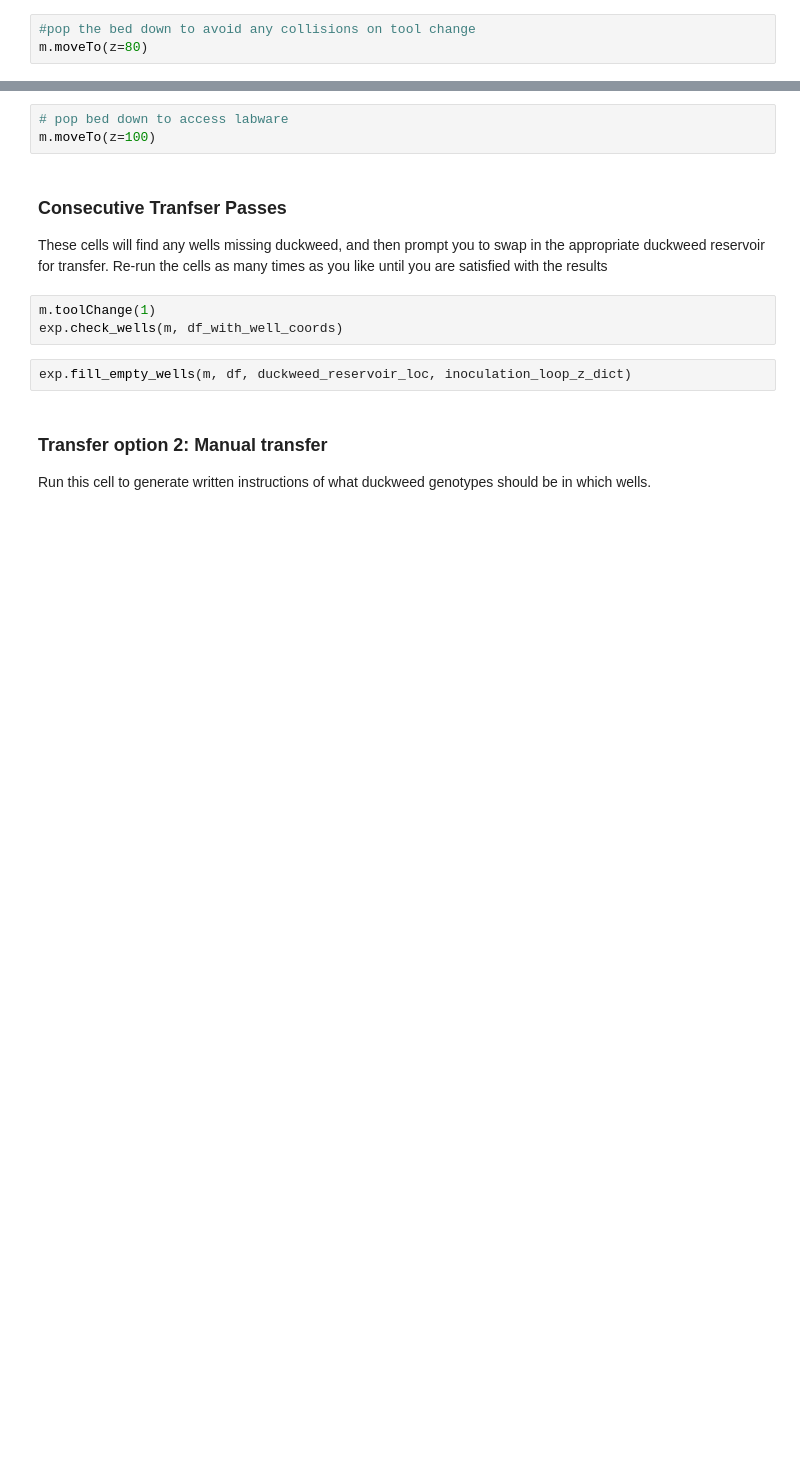
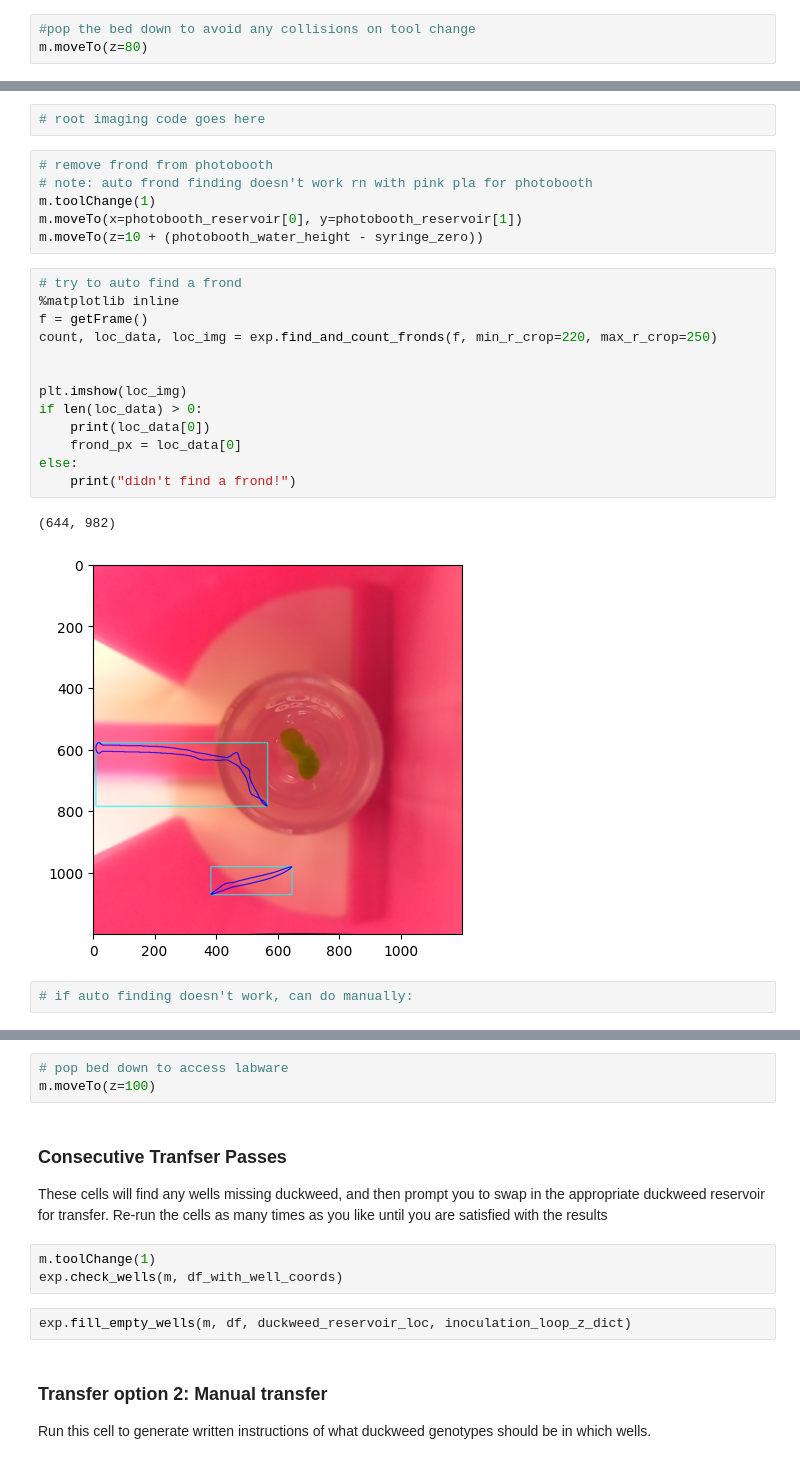
Before and after one commit to machineagency/duckbot, a Jupyter notebook: notebooks/DRAFT_RootImaging.ipynb, the cells around one changed output, grey strips where cells are left out. Drawn from its saved outputs; the diff is of its cells as text; blank space fills up the shorter version.

```diff
--- a/notebooks/DRAFT_RootImaging.ipynb
+++ b/notebooks/DRAFT_RootImaging.ipynb
@@ -301 +396,27 @@ for field_value, sample_df in grouped_df:
+# %%
+# root imaging code goes here
+# %%
+# remove frond from photobooth
+# note: auto frond finding doesn't work rn with pink pla for photobooth
+m.toolChange(1)
+m.moveTo(x=photobooth_reservoir[0], y=photobooth_reservoir[1])
+m.moveTo(z=10 + (photobooth_water_height - syringe_zero))
+# %%
+# try to auto find a frond
+%matplotlib inline
+f = getFrame()
+count, loc_data, loc_img = exp.find_and_count_fronds(f, min_r_crop=220, max_r_crop=250)
+
+
+plt.imshow(loc_img)
+if len(loc_data) > 0:
+    print(loc_data[0])
+    frond_px = loc_data[0]
+else:
+    print("didn't find a frond!")
+# %% [output]
+(644, 982)
+[figure, added]
+# %%
+# if auto finding doesn't work, can do manually:
 # %%
```
Also changed, not shown: parts of 25 cells of this notebook, 2 other files.
